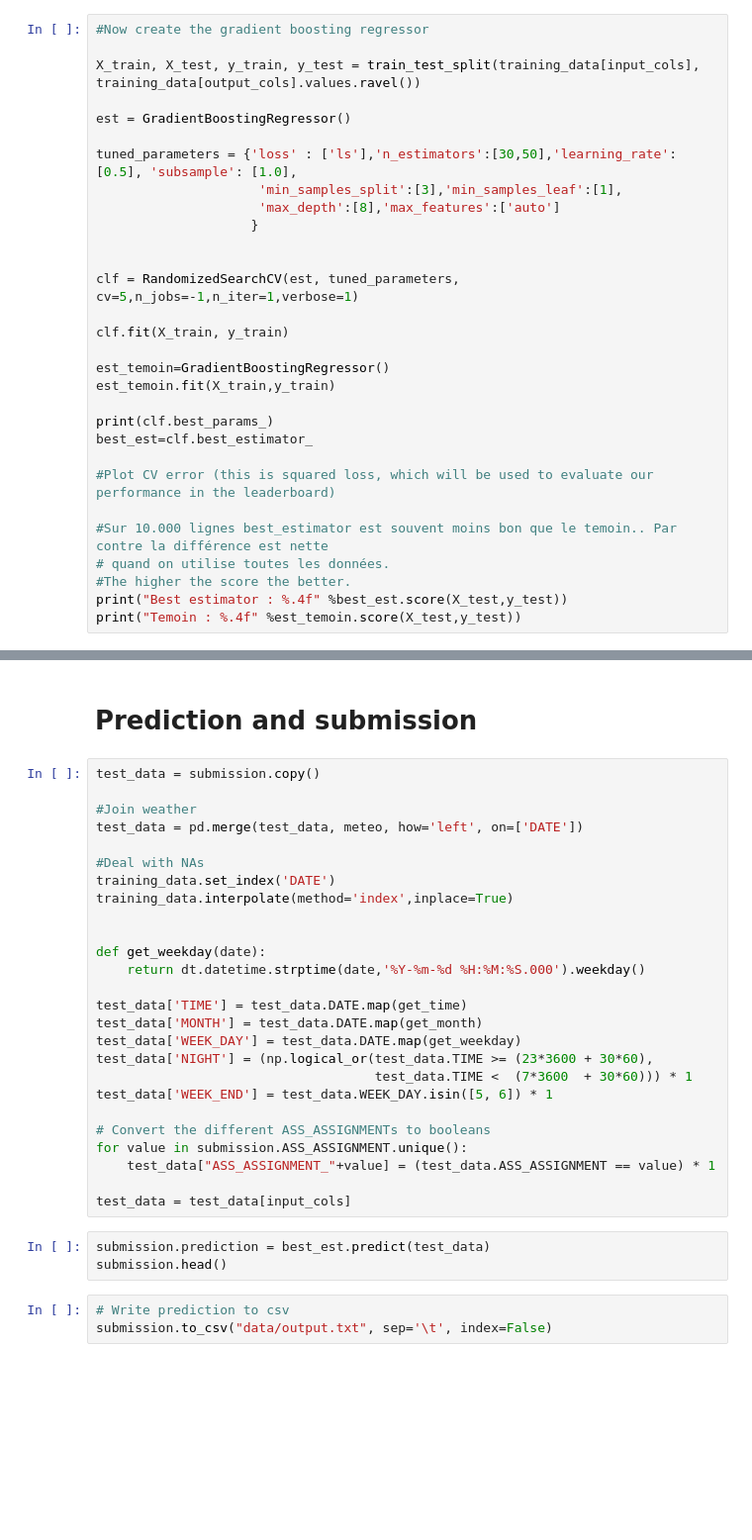
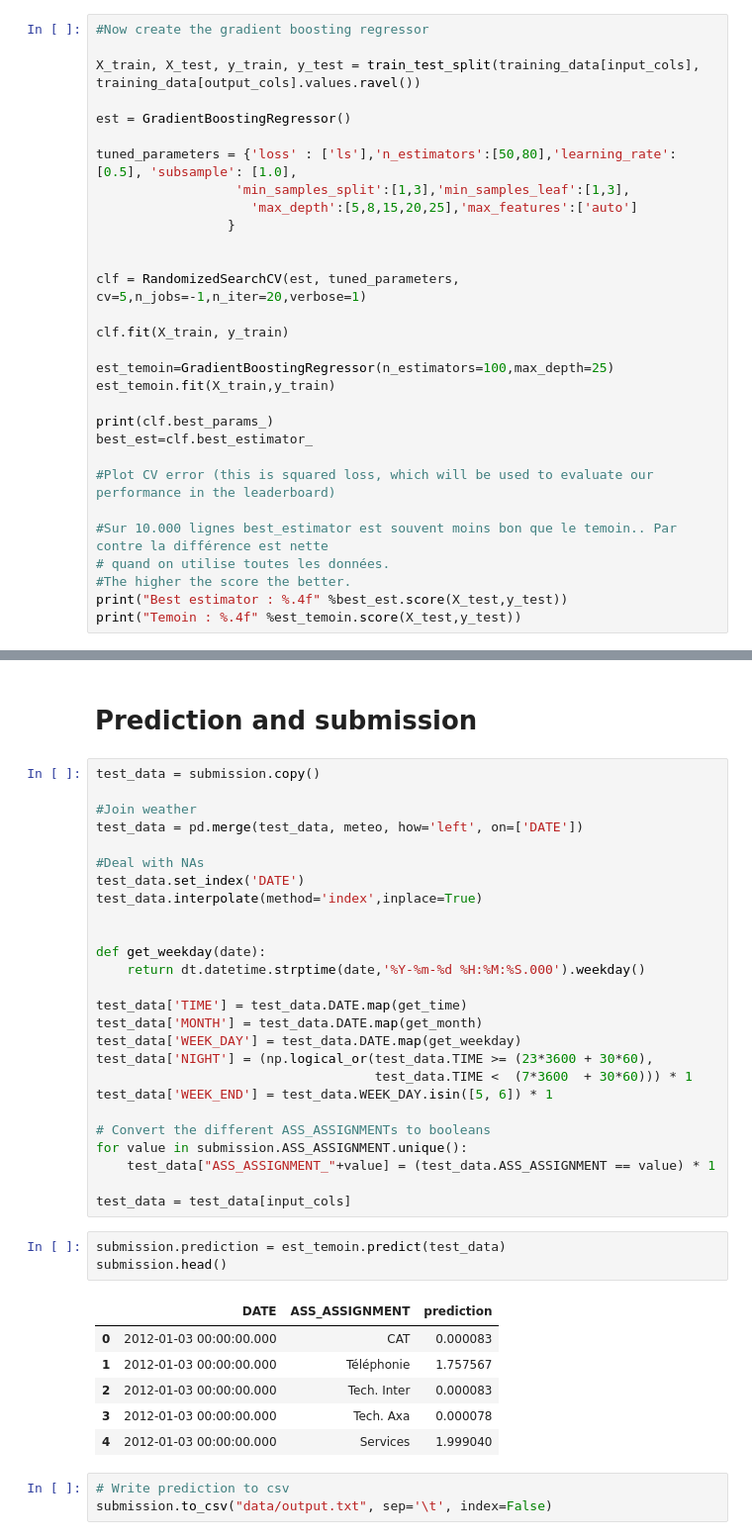
Before and after one commit to rafaeldelavergne/INF582_AXA_Challenge, a Jupyter notebook: notebook.ipynb, the cells around one changed output, grey strips where cells are left out. Shown: that part at 99% size. Cells and saved outputs as stored; diff of their text form; blank space fills up the shorter version.

```diff
--- a/notebook.ipynb
+++ b/notebook.ipynb
@@ -143,17 +196,17 @@ X_train, X_test, y_train, y_test = train_test_split(training_data[input_cols],
 
 est = GradientBoostingRegressor()
 
-tuned_parameters = {'loss' : ['ls'],'n_estimators':[30,50],'learning_rate': [0.5], 'subsample': [1.0],
-                     'min_samples_split':[3],'min_samples_leaf':[1],
-                     'max_depth':[8],'max_features':['auto']
-                    }
+tuned_parameters = {'loss' : ['ls'],'n_estimators':[50,80],'learning_rate': [0.5], 'subsample': [1.0],
+                  'min_samples_split':[1,3],'min_samples_leaf':[1,3],
+                    'max_depth':[5,8,15,20,25],'max_features':['auto']
+                 }
 
 
-clf = RandomizedSearchCV(est, tuned_parameters, cv=5,n_jobs=-1,n_iter=1,verbose=1)
+clf = RandomizedSearchCV(est, tuned_parameters, cv=5,n_jobs=-1,n_iter=20,verbose=1)
 
 clf.fit(X_train, y_train)
 
-est_temoin=GradientBoostingRegressor()
+est_temoin=GradientBoostingRegressor(n_estimators=100,max_depth=25)
 est_temoin.fit(X_train,y_train)
 
 print(clf.best_params_)
@@ -175,8 +235,8 @@ test_data = submission.copy()
 test_data = pd.merge(test_data, meteo, how='left', on=['DATE'])
 
 #Deal with NAs
-training_data.set_index('DATE')
-training_data.interpolate(method='index',inplace=True)
+test_data.set_index('DATE')
+test_data.interpolate(method='index',inplace=True)
 
 
 def get_weekday(date):
@@ -195,8 +255,15 @@ for value in submission.ASS_ASSIGNMENT.unique():
 
 test_data = test_data[input_cols]
 # %%
-submission.prediction = best_est.predict(test_data)
+submission.prediction = est_temoin.predict(test_data)
 submission.head()
+# %% [output]
+|  | DATE | ASS_ASSIGNMENT | prediction |
+| 0 | 2012-01-03 00:00:00.000 | CAT | 0.000083 |
+| 1 | 2012-01-03 00:00:00.000 | Téléphonie | 1.757567 |
+| 2 | 2012-01-03 00:00:00.000 | Tech. Inter | 0.000083 |
+| 3 | 2012-01-03 00:00:00.000 | Tech. Axa | 0.000078 |
+| 4 | 2012-01-03 00:00:00.000 | Services | 1.999040 |
 # %%
 # Write prediction to csv
 submission.to_csv("data/output.txt", sep='\t', index=False)
```
Also changed, not shown: parts of 9 cells of this notebook.
